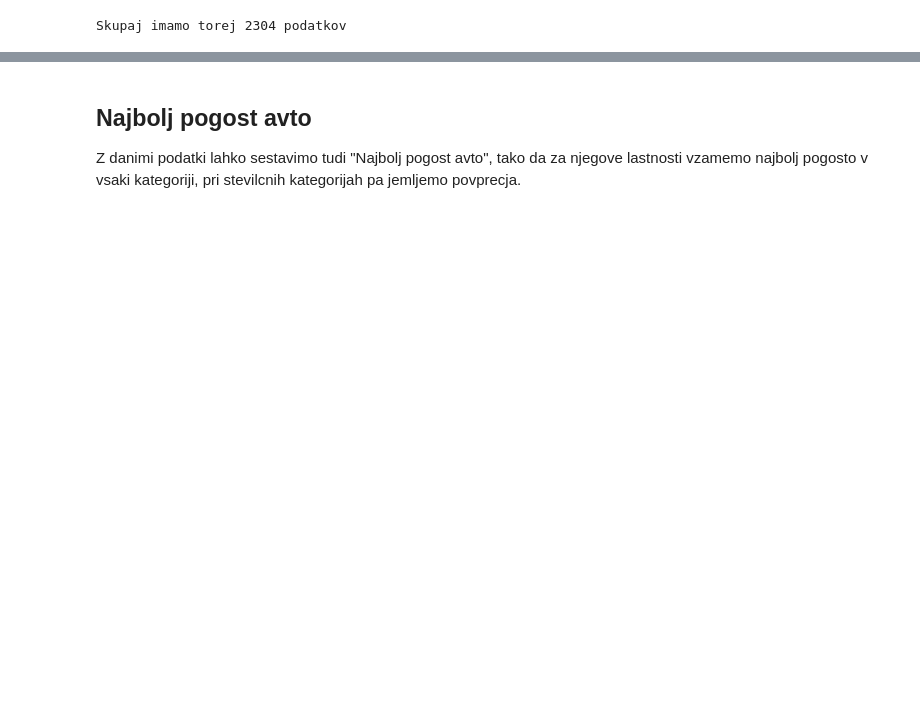
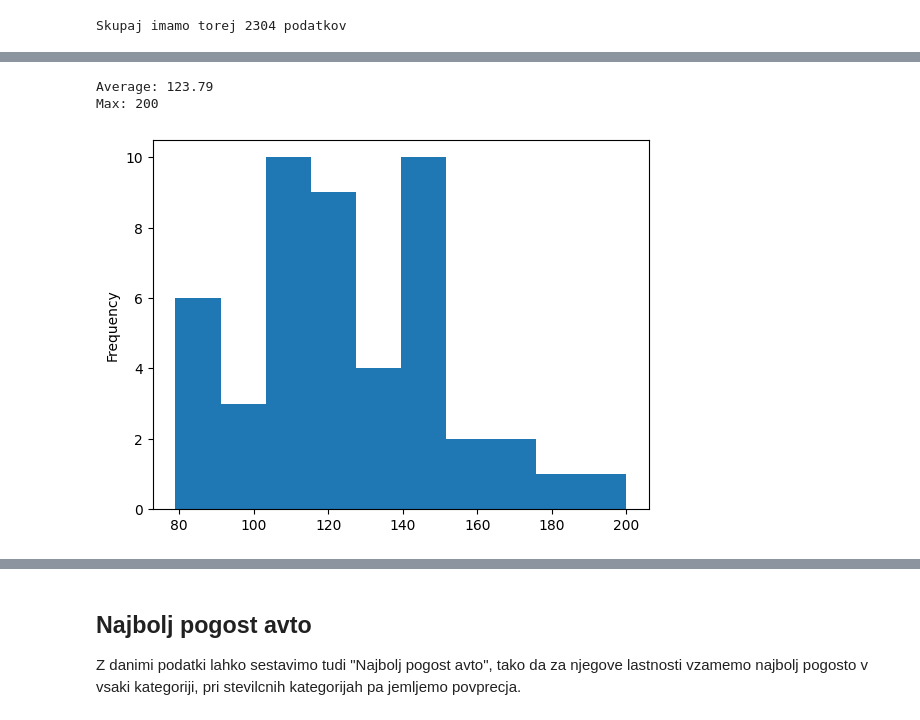
Before and after one commit to urbancluka/UVP-Projektna-naloga, a Jupyter notebook: analiza.ipynb, the cells around one changed output, grey strips where cells are left out. Cells and saved outputs as stored; diff of their text form; code cells hidden in the pictures; blank space fills up the shorter version.

```diff
--- a/analiza.ipynb
+++ b/analiza.ipynb
@@ -131,0 +113,9 @@ podatki_o_avtih.plot.scatter(x="Fuel Type", y="Max Torque")
+# %%
+moc = podatki_o_avtih["Power"]
+moc.plot.hist()
+print(f"Average: {round(podatki_o_avtih["Power"].mean(), 2)}")
+print(f"Max: {podatki_o_avtih["Power"].max()}")
+# %% [output]
+Average: 123.79
+Max: 200
+[figure, added]
```
Also changed, not shown: parts of 35 cells of this notebook.
